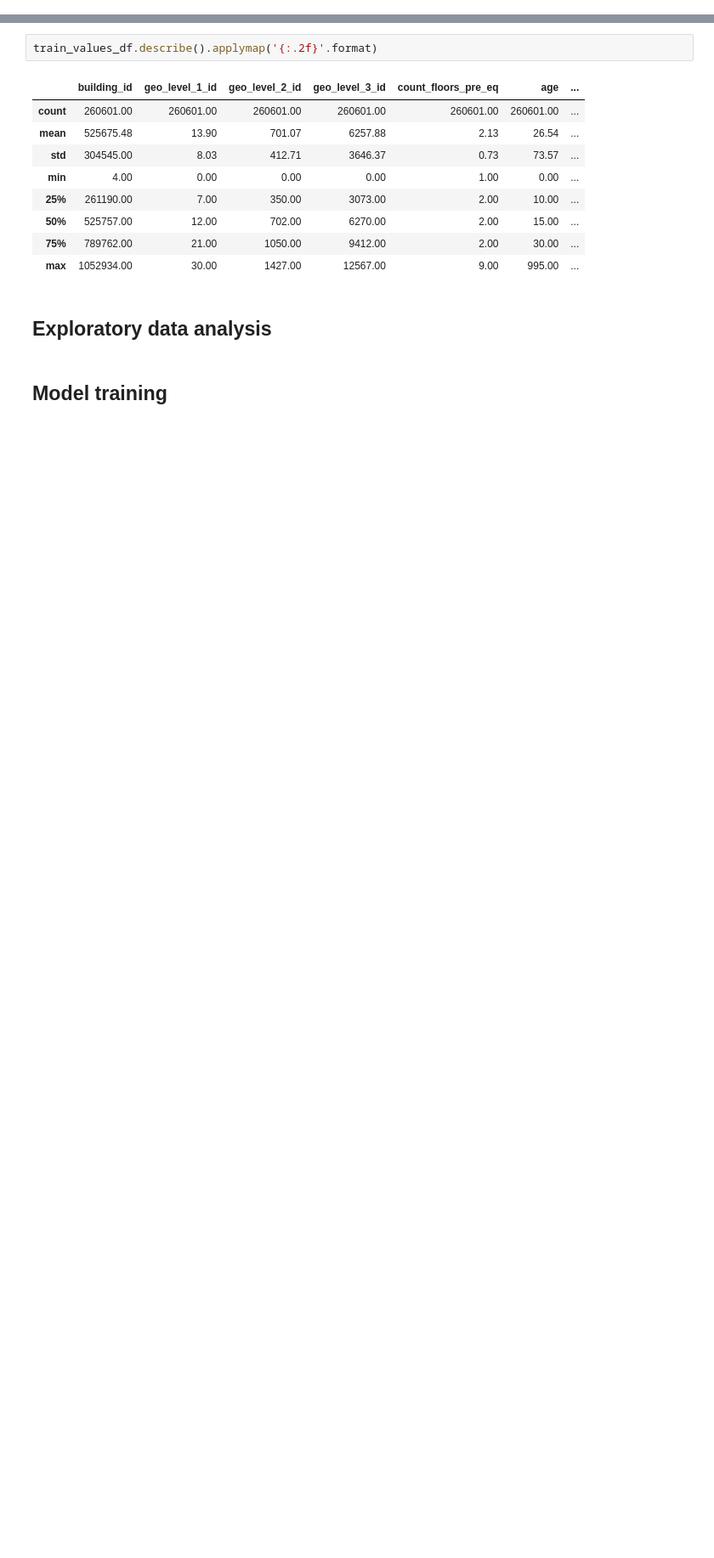
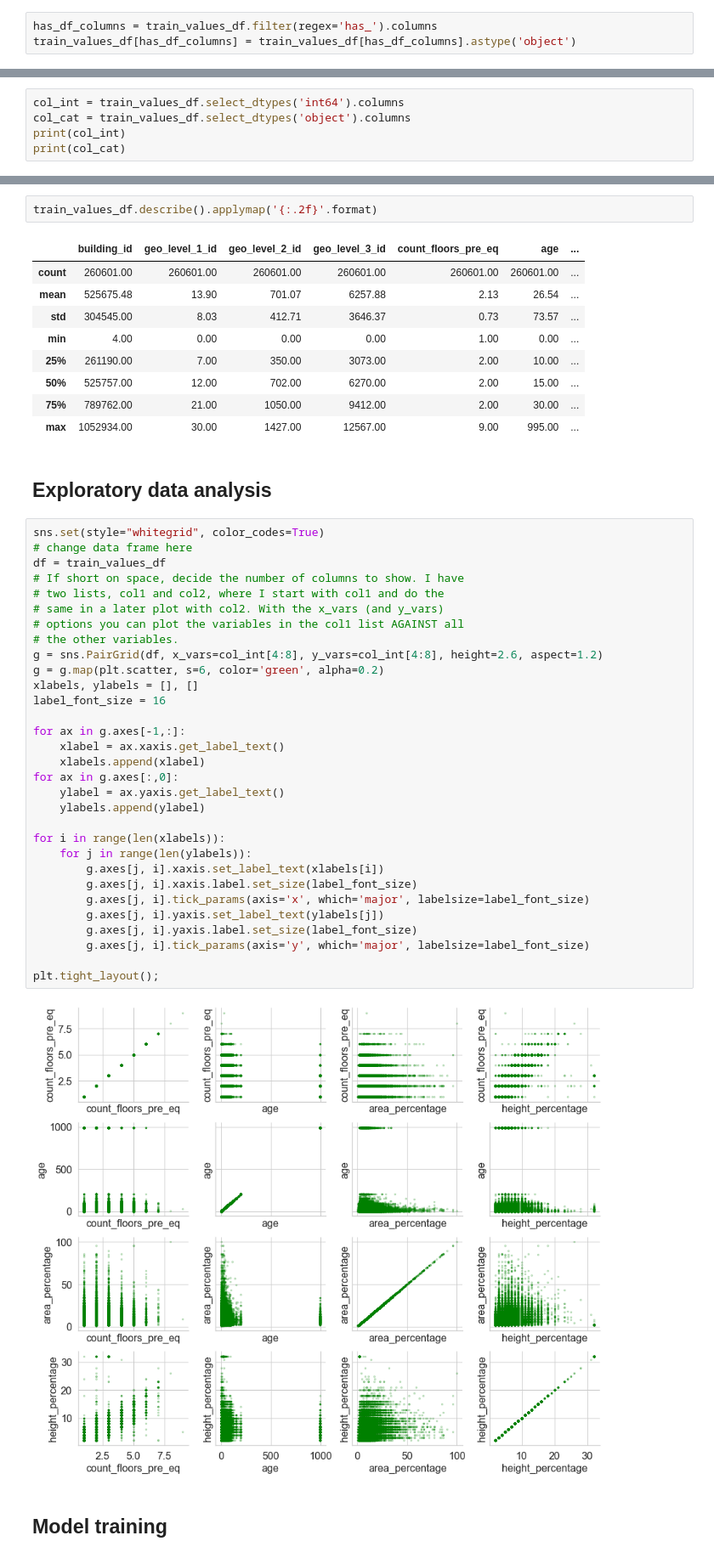
Before and after one commit to capac/scikit-learn-exercises, a Jupyter notebook: modeling-earthquake-damage.ipynb, the cells around one changed output, grey strips where cells are left out. Shown at 85% size. Saved outputs shown, nothing was run; the diff lists cells and outputs as text; blank space fills up the shorter version.

Commit message:
Numerical values plot

```diff
--- a/modeling-earthquake-damage.ipynb
+++ b/modeling-earthquake-damage.ipynb
@@ -38,6 +38,9 @@ test_values_file = os.path.join(project_root_dir, 'test_values.csv')
 train_values_df = pd.read_csv(train_values_file)
 train_labels_df = pd.read_csv(train_labels_file)
 test_values_df = pd.read_csv(test_values_file)
+# %%
+has_df_columns = train_values_df.filter(regex='has_').columns
+train_values_df[has_df_columns] = train_values_df[has_df_columns].astype('object')
 # %%
 train_values_df.info()
 # %% [output]
@@ -60 +63,6 @@ dtypes: int64(31), object(8)
 memory usage: 77.5+ MB
+# %%
+col_int = train_values_df.select_dtypes('int64').columns
+col_cat = train_values_df.select_dtypes('object').columns
+print(col_int)
+print(col_cat)
@@ -139,5 +168,38 @@ train_values_df.describe().applymap('{:.2f}'.format)
 | max | 1052934.00 | 30.00 | 1427.00 | 12567.00 | 9.00 | 995.00 | ... |
 # %% [markdown]
 ## Exploratory data analysis
+# %%
+sns.set(style="whitegrid", color_codes=True)
+# change data frame here
+df = train_values_df
+# If short on space, decide the number of columns to show. I have
+# two lists, col1 and col2, where I start with col1 and do the
+# same in a later plot with col2. With the x_vars (and y_vars)
+# options you can plot the variables in the col1 list AGAINST all
+# the other variables.
+g = sns.PairGrid(df, x_vars=col_int[4:8], y_vars=col_int[4:8], height=2.6, aspect=1.2)
+g = g.map(plt.scatter, s=6, color='green', alpha=0.2)
+xlabels, ylabels = [], []
+label_font_size = 16
+
+for ax in g.axes[-1,:]:
+    xlabel = ax.xaxis.get_label_text()
+    xlabels.append(xlabel)
+for ax in g.axes[:,0]:
+    ylabel = ax.yaxis.get_label_text()
+    ylabels.append(ylabel)
+
+for i in range(len(xlabels)):
+    for j in range(len(ylabels)):
+        g.axes[j, i].xaxis.set_label_text(xlabels[i])
+        g.axes[j, i].xaxis.label.set_size(label_font_size)
+        g.axes[j, i].tick_params(axis='x', which='major', labelsize=label_font_size)
+        g.axes[j, i].yaxis.set_label_text(ylabels[j])
+        g.axes[j, i].yaxis.label.set_size(label_font_size)
+        g.axes[j, i].tick_params(axis='y', which='major', labelsize=label_font_size)
+
+plt.tight_layout();
+# %% [output]
+[figure, added]
 # %% [markdown]
 ## Model training
```
Also changed, not shown: parts of 4 cells of this notebook.
